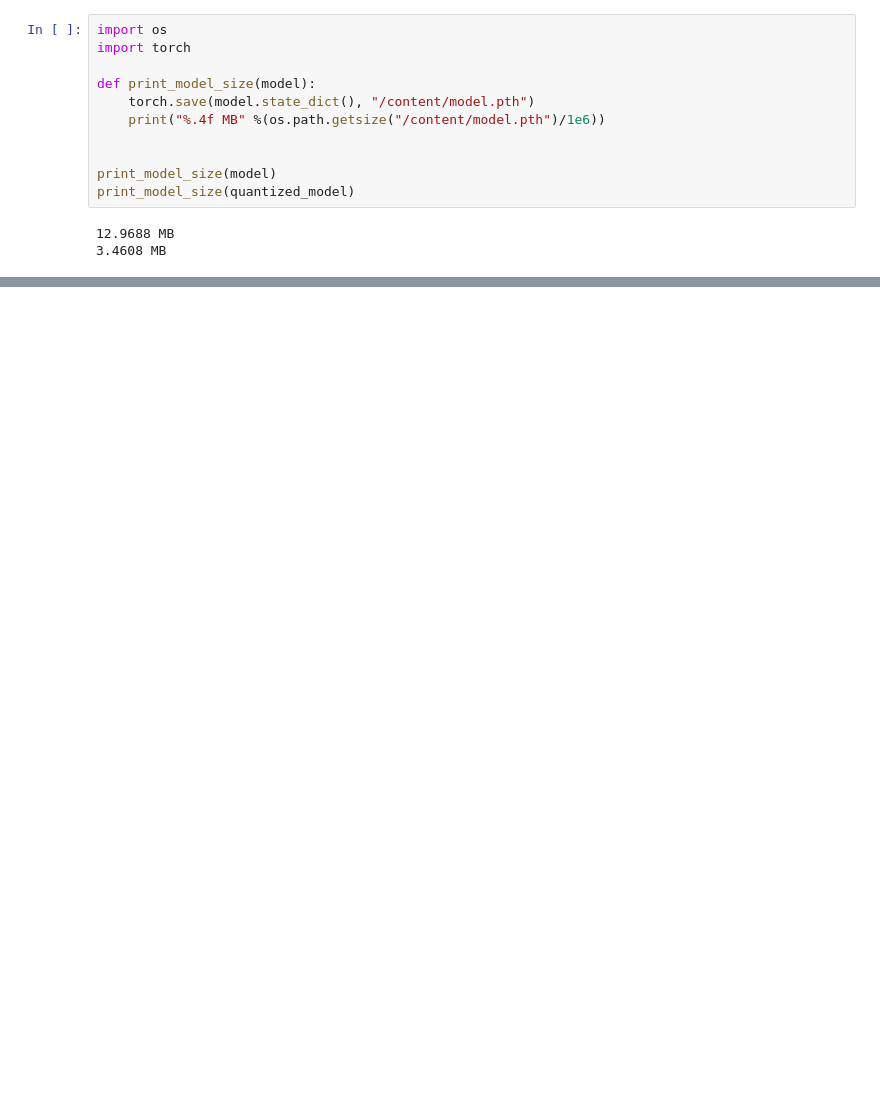
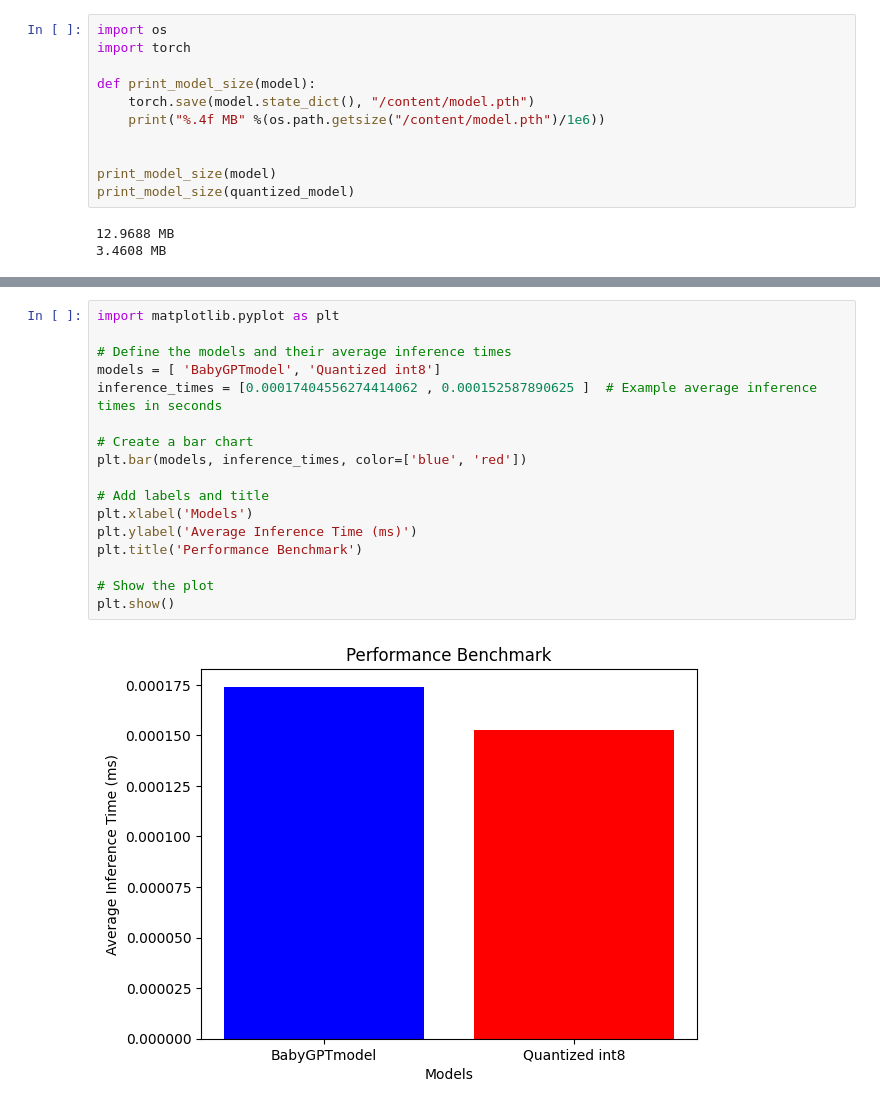
Before and after one commit to soumyadip1995/BabyGPT, a Jupyter notebook: quant/Quantization.ipynb, the cells around one changed output, grey strips where cells are left out. Saved outputs shown, nothing was run; the diff lists cells and outputs as text; blank space fills up the shorter version.

Commit message:
Performance benchmark has been done. Added in Quantization notebook.

```diff
--- a/quant/Quantization.ipynb
+++ b/quant/Quantization.ipynb
@@ -374,0 +709,19 @@ c
+# %%
+import matplotlib.pyplot as plt
+
+# Define the models and their average inference times
+models = [ 'BabyGPTmodel', 'Quantized int8']
+inference_times = [0.00017404556274414062 , 0.000152587890625 ]  # Example average inference times in seconds
+
+# Create a bar chart
+plt.bar(models, inference_times, color=['blue', 'red'])
+
+# Add labels and title
+plt.xlabel('Models')
+plt.ylabel('Average Inference Time (ms)')
+plt.title('Performance Benchmark')
+
+# Show the plot
+plt.show()
+# %% [output]
+[figure, added]
```
Also changed, not shown: parts of 23 cells of this notebook.
